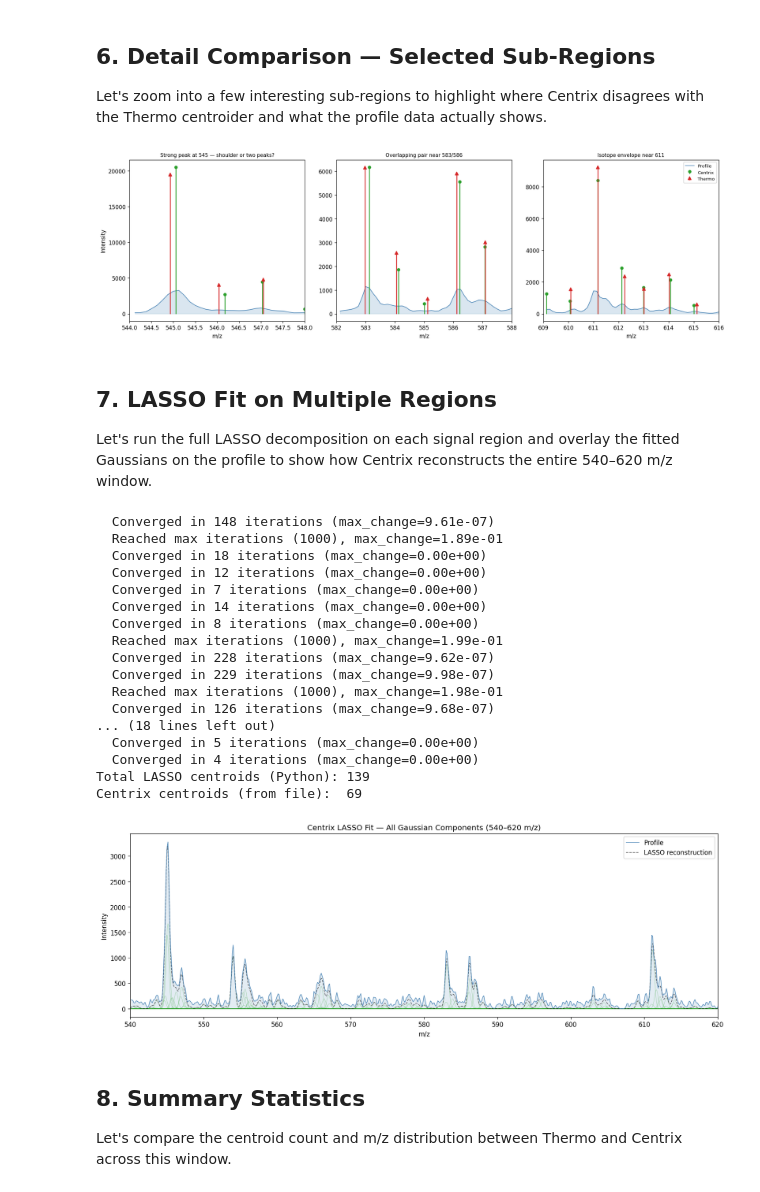
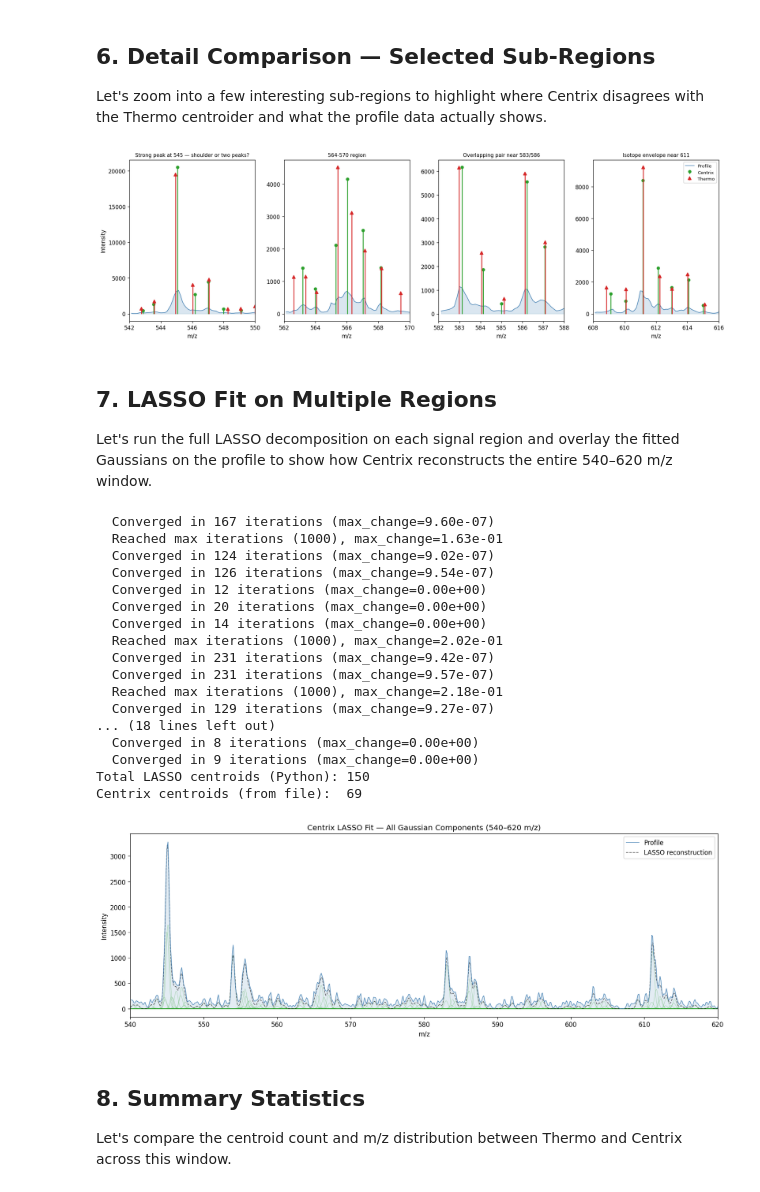
Before and after one commit to maccoss/centrix, a Jupyter notebook: scripts/centrix_spectrum_comparison.ipynb, the cells around one changed output. Saved outputs shown, nothing was run; the diff lists cells and outputs as text; code cells hidden in the pictures.

```diff
--- a/scripts/centrix_spectrum_comparison.ipynb
+++ b/scripts/centrix_spectrum_comparison.ipynb
@@ -132,6 +136,6 @@ The region around **609–616 m/z** shows a classic isotope envelope where Centr
 sub-Da features that the Thermo centroider merges. Let's zoom in and examine this closely.
 # %%
-ZOOM_LO, ZOOM_HI = 609.0, 616.0
+ZOOM_LO, ZOOM_HI = 560, 570
 
 p_mz, p_int = crop(prof_mz, prof_int, ZOOM_LO, ZOOM_HI)
 c_mz, c_int = crop(cx_mz,   cx_int,   ZOOM_LO, ZOOM_HI)
@@ -159,7 +163,7 @@ markerline.set_markersize(6)
 
 ax.set_xlabel("m/z")
 ax.set_ylabel("Intensity")
-ax.set_title(f"Zoom: {ZOOM_LO}–{ZOOM_HI} m/z — Centrix resolves sub-Da isotope peaks")
+ax.set_title(f"Zoom: {ZOOM_LO}–{ZOOM_HI} m/z — Centrix")
 ax.legend()
 ax.set_xlim(ZOOM_LO, ZOOM_HI)
 plt.tight_layout()
@@ -211,7 +216,7 @@ $$\hat{\sigma}_{\text{noise}} = \frac{Q_{75} - Q_{25}}{1.349}$$
 # --- Centrix algorithm parameters (matching --lambda-factor 2 --signal-threshold-sigma 1.5) ---
 SIGMA = 0.25         # Gaussian σ in Th (typical for Stellar MS2; ~0.6 Da FWHM)
 GRID_SPACING = 0.125 # Profile grid spacing (1/8 Th for MS2)
-LAMBDA_FACTOR = 5.0  # λ = lambda_factor × noise
+LAMBDA_FACTOR = 4.0  # λ = lambda_factor × noise
 SIGNAL_THRESHOLD_SIGMA = 1.5
 NOISE_WINDOW_DA = 20.0
 MERGE_GAP_POINTS = 2
@@ -600,41 +607,42 @@ Let's zoom into a few interesting sub-regions to highlight where Centrix disagre
 Thermo centroider and what the profile data actually shows.
 # %%
 zoom_regions = [
-    (544, 548, "Strong peak at 545 — shoulder or two peaks?"),
+    (542, 550, "Strong peak at 545 — shoulder or two peaks?"),
+    (562, 570, "564-570 region"),
     (582, 588, "Overlapping pair near 583/586"),
-    (609, 616, "Isotope envelope near 611"),
+    (608, 616, "Isotope envelope near 611"),
 ]
 
 fig, axes = plt.subplots(1, len(zoom_regions), figsize=(16, 5))
 
 for ax, (lo, hi, title) in zip(axes, zoom_regions):
     pm, pi = crop(prof_mz, prof_int, lo, hi)
     cm, ci = crop(cx_mz,   cx_int,   lo, hi)
     tm, ti = crop(th_mz,   th_int,   lo, hi)
 
     # Profile fill
     ax.fill_between(pm, pi, alpha=0.2, color="steelblue")
     ax.plot(pm, pi, color="steelblue", linewidth=1.0, label="Profile")
 
     # Centrix stems
     ml, sl, bl = ax.stem(cm, ci, linefmt="C2-", markerfmt="C2o", basefmt=" ", label="Centrix")
     sl.set_linewidth(1.5); ml.set_markersize(5)
 
     # Thermo stems
     ml, sl, bl = ax.stem(tm, ti, linefmt="C3-", markerfmt="C3^", basefmt=" ", label="Thermo")
     sl.set_linewidth(1.5); ml.set_markersize(6)
 
     ax.set_title(title, fontsize=9)
     ax.set_xlabel("m/z")
     ax.set_xlim(lo, hi)
     if ax == axes[0]:
         ax.set_ylabel("Intensity")
 
 axes[-1].legend(loc="upper right", fontsize=8)
 plt.tight_layout()
 plt.show()
 # %% [output]
-[figure, old version]
+[figure, new version]
 # %% [markdown]
 ## 7. LASSO Fit on Multiple Regions
 
@@ -709,22 +717,22 @@ ax.set_xlim(MZ_LO, MZ_HI)
 plt.tight_layout()
 plt.show()
 # %% [output]
-  Converged in 148 iterations (max_change=9.61e-07)
-  Reached max iterations (1000), max_change=1.89e-01
-  Converged in 18 iterations (max_change=0.00e+00)
+  Converged in 167 iterations (max_change=9.60e-07)
+  Reached max iterations (1000), max_change=1.63e-01
+  Converged in 124 iterations (max_change=9.02e-07)
+  Converged in 126 iterations (max_change=9.54e-07)
   Converged in 12 iterations (max_change=0.00e+00)
-  Converged in 7 iterations (max_change=0.00e+00)
+  Converged in 20 iterations (max_change=0.00e+00)
   Converged in 14 iterations (max_change=0.00e+00)
+  Reached max iterations (1000), max_change=2.02e-01
+  Converged in 231 iterations (max_change=9.42e-07)
+  Converged in 231 iterations (max_change=9.57e-07)
+  Reached max iterations (1000), max_change=2.18e-01
+  Converged in 129 iterations (max_change=9.27e-07)
+... (18 lines left out)
   Converged in 8 iterations (max_change=0.00e+00)
-  Reached max iterations (1000), max_change=1.99e-01
-  Converged in 228 iterations (max_change=9.62e-07)
-  Converged in 229 iterations (max_change=9.98e-07)
-  Reached max iterations (1000), max_change=1.98e-01
-  Converged in 126 iterations (max_change=9.68e-07)
-... (18 lines left out)
-  Converged in 5 iterations (max_change=0.00e+00)
-  Converged in 4 iterations (max_change=0.00e+00)
-Total LASSO centroids (Python): 139
+  Converged in 9 iterations (max_change=0.00e+00)
+Total LASSO centroids (Python): 150
 Centrix centroids (from file):  69
 [figure]
 # %% [markdown]
```
Also changed, not shown: parts of 7 cells of this notebook.
